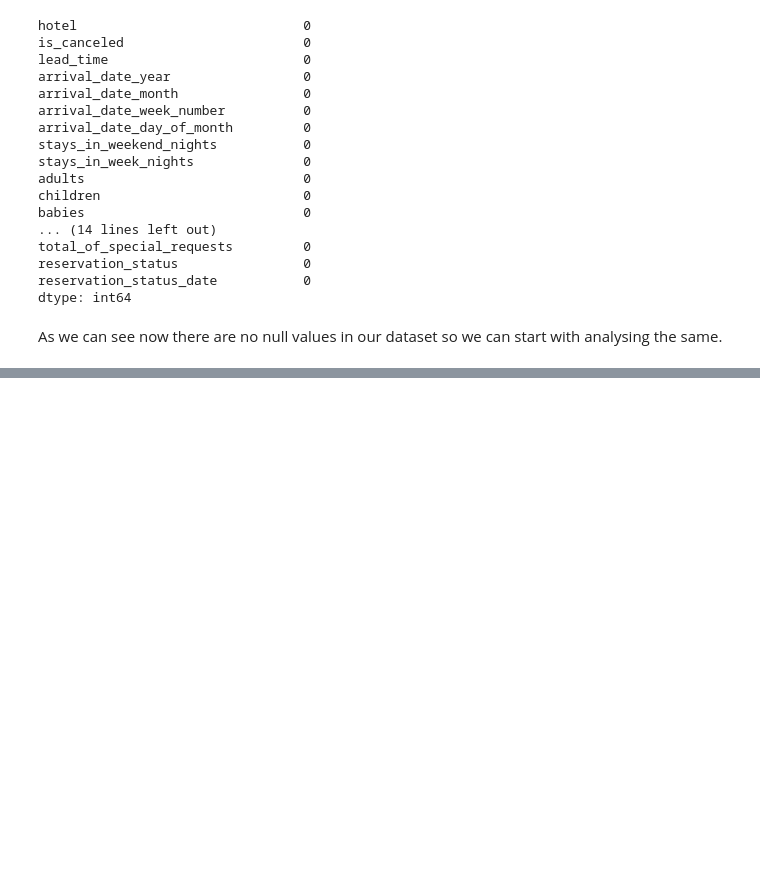
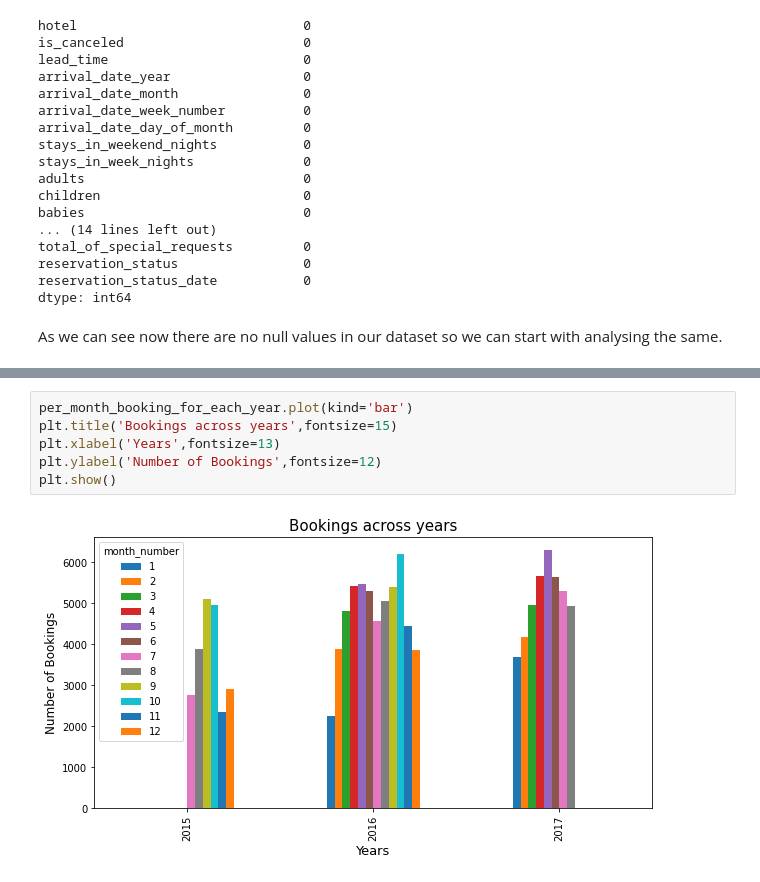
Before and after one commit to LuvMutreja/Hotel-booking-analysis, a Jupyter notebook: Luv_Mutreja_Hotel_Booking_Analysis_Capstone_Project.ipynb, the cells around one changed output, grey strips where cells are left out. Saved outputs shown, nothing was run; the diff lists cells and outputs as text; blank space fills up the shorter version.

```diff
--- a/Luv_Mutreja_Hotel_Booking_Analysis_Capstone_Project.ipynb
+++ b/Luv_Mutreja_Hotel_Booking_Analysis_Capstone_Project.ipynb
@@ -140,0 +302,8 @@ As we can see now there are no null values in our dataset so we can start with a
+# %%
+per_month_booking_for_each_year.plot(kind='bar')
+plt.title('Bookings across years',fontsize=15)
+plt.xlabel('Years',fontsize=13)
+plt.ylabel('Number of Bookings',fontsize=12)
+plt.show()
+# %% [output]
+[figure, added]
```
Also changed, not shown: parts of 16 cells of this notebook.
